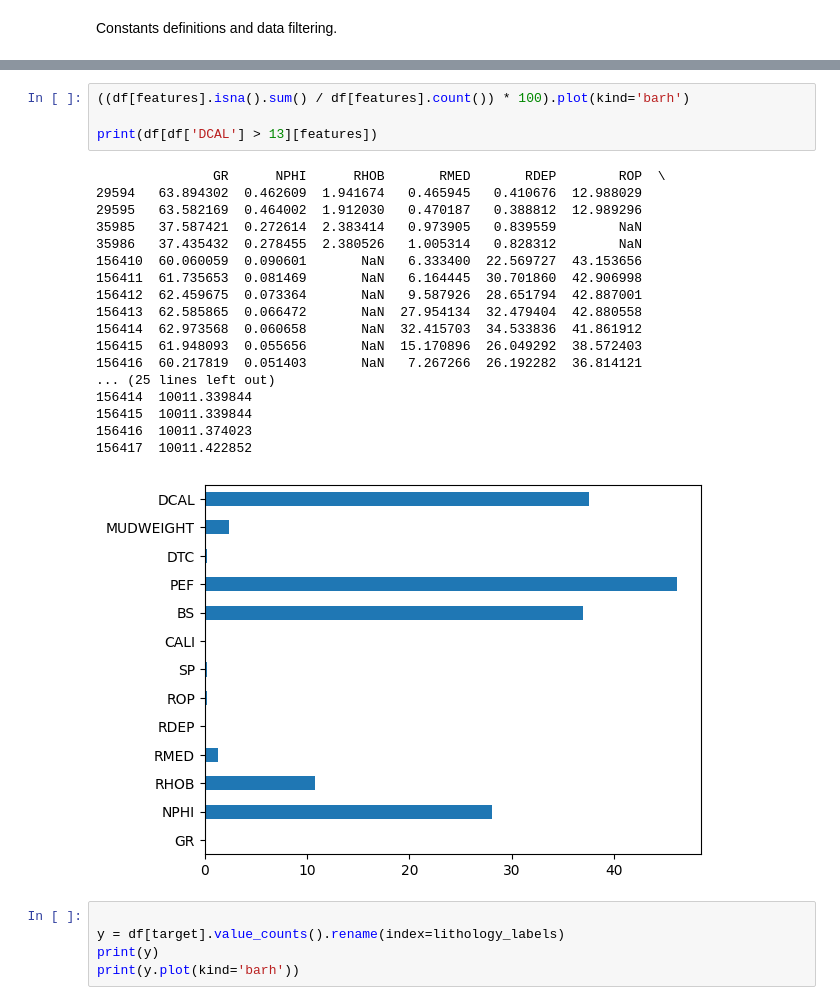
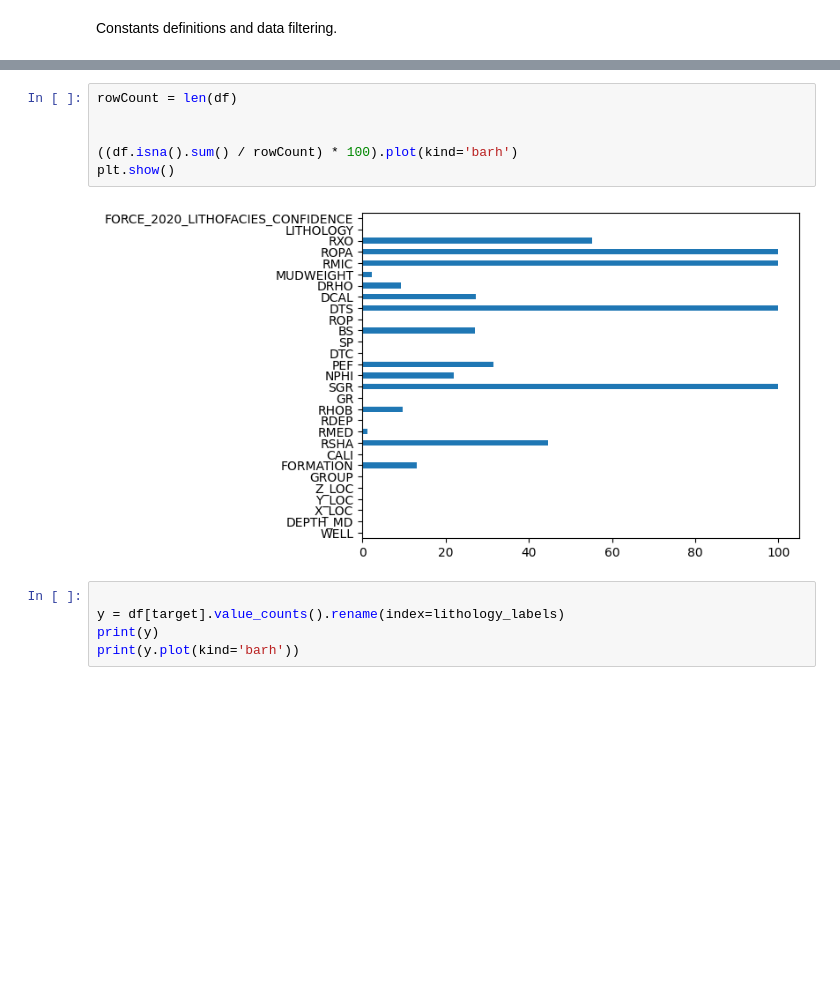
Before and after one commit to Sentineldev/cyti-project, a Jupyter notebook: proyecto.ipynb, the cells around one changed output, grey strips where cells are left out. Cells and saved outputs as stored; diff of their text form; blank space fills up the shorter version.

```diff
--- a/proyecto.ipynb
+++ b/proyecto.ipynb
@@ -90,26 +91,11 @@ df['GR'] = df['GR'].clip(lower=0,upper=200)
-# %%
-((df[features].isna().sum() / df[features].count()) * 100).plot(kind='barh')
-
-print(df[df['DCAL'] > 13][features])
-# %% [output]
-               GR      NPHI      RHOB       RMED       RDEP        ROP  \
-29594   63.894302  0.462609  1.941674   0.465945   0.410676  12.988029
-29595   63.582169  0.464002  1.912030   0.470187   0.388812  12.989296
-35985   37.587421  0.272614  2.383414   0.973905   0.839559        NaN
-35986   37.435432  0.278455  2.380526   1.005314   0.828312        NaN
-156410  60.060059  0.090601       NaN   6.333400  22.569727  43.153656
-156411  61.735653  0.081469       NaN   6.164445  30.701860  42.906998
-156412  62.459675  0.073364       NaN   9.587926  28.651794  42.887001
-156413  62.585865  0.066472       NaN  27.954134  32.479404  42.880558
-156414  62.973568  0.060658       NaN  32.415703  34.533836  41.861912
-156415  61.948093  0.055656       NaN  15.170896  26.049292  38.572403
-156416  60.217819  0.051403       NaN   7.267266  26.192282  36.814121
-... (25 lines left out)
-156414  10011.339844
-156415  10011.339844
-156416  10011.374023
-156417  10011.422852
-[figure, removed]
+# %%
+rowCount = len(df)
+
+
+((df.isna().sum() / rowCount) * 100).plot(kind='barh')
+plt.show()
+# %% [output]
+[figure, added]
 # %%
 
 y = df[target].value_counts().rename(index=lithology_labels)
```
Also changed, not shown: parts of 11 cells of this notebook.
